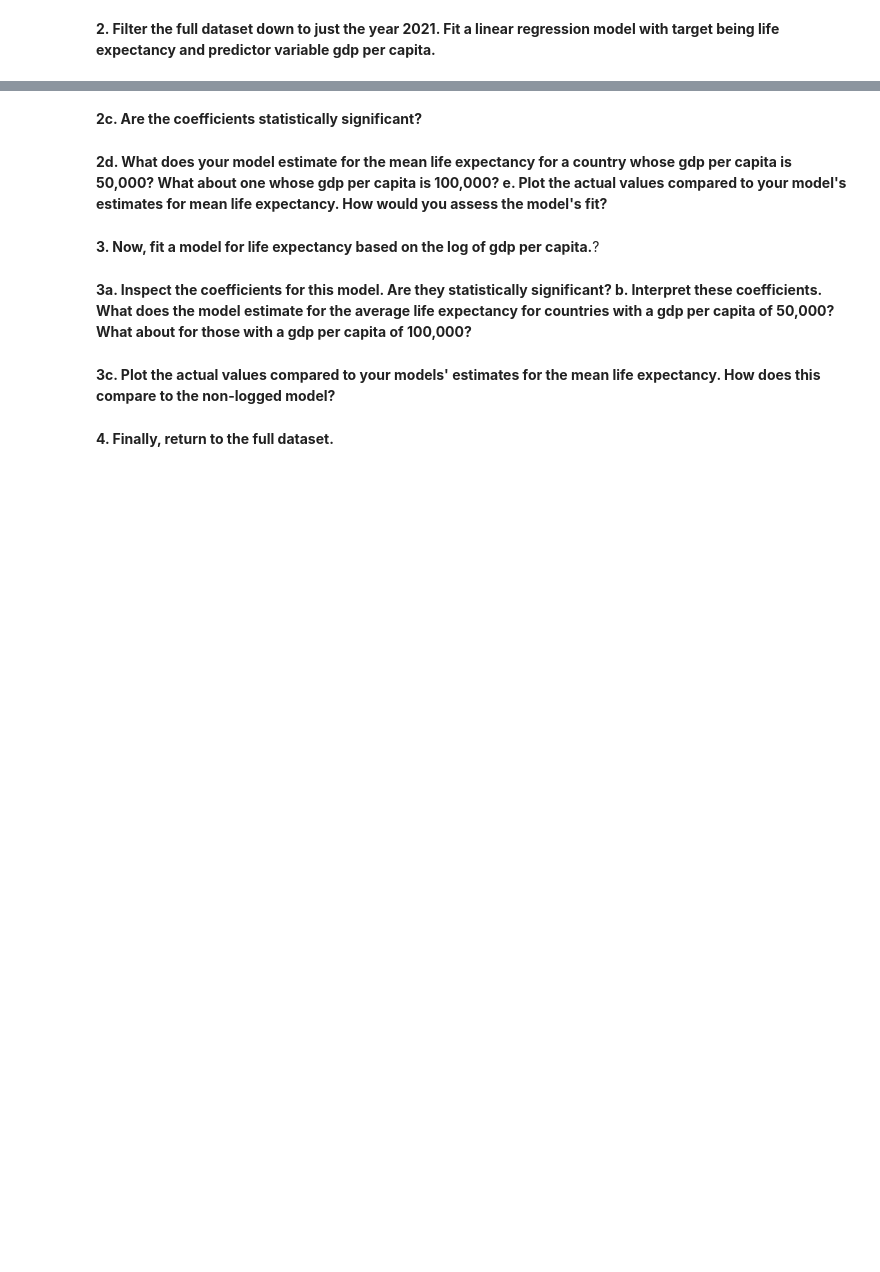
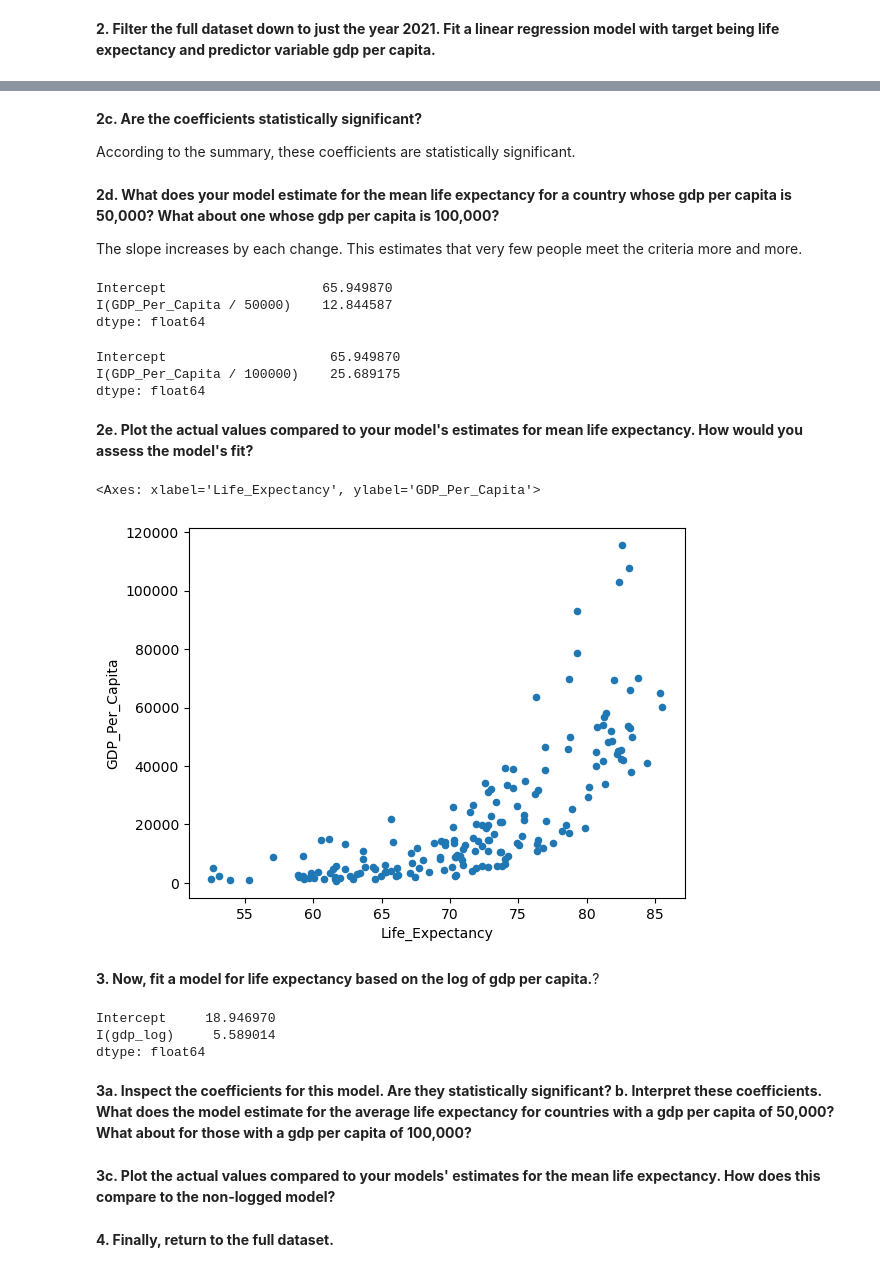
Before and after one commit to nss-data-science-cohort-8/un-linear-regression-Mythical-clj, a Jupyter notebook: notebooks/un-linear-regression-clj.ipynb, the cells around one changed output, grey strips where cells are left out. Drawn from its saved outputs; the diff is of its cells as text; code cells hidden in the pictures; blank space fills up the shorter version.

```diff
--- a/notebooks/un-linear-regression-clj.ipynb
+++ b/notebooks/un-linear-regression-clj.ipynb
@@ -43,4 +96,6 @@ dtype: float64
 # %% [markdown]
 **2. Filter the full dataset down to just the year 2021. Fit a linear regression model with target being life expectancy and predictor variable gdp per capita.**
+# %%
+gdp_le_2021 = gdp_le.loc[gdp_le['Year'] == 2021]
 # %% [markdown]
 **2a. What coefficients do you get? Interpret the meaning of those coefficients.**
@@ -49,6 +156,32 @@ dtype: float64
 # %% [markdown]
 **2c. Are the coefficients statistically significant?**
+
+According to the summary, these coefficients are statistically significant.
 # %% [markdown]
-**2d. What does your model estimate for the mean life expectancy for a country whose gdp per capita is 50,000? What about one whose gdp per capita is 100,000? e. Plot the actual values compared to your model's estimates for mean life expectancy. How would you assess the model's fit?**
+**2d. What does your model estimate for the mean life expectancy for a country whose gdp per capita is 50,000? What about one whose gdp per capita is 100,000?**
+
+The slope increases by each change. This estimates that very few people meet the criteria more and more.
+# %%
+gdp_lin_2021 = smf.ols("Life_Expectancy ~ I(GDP_Per_Capita / 50000)", data=gdp_le_2021).fit()
+gdp_lin_2021.params
+# %% [output]
+Intercept                    65.949870
+I(GDP_Per_Capita / 50000)    12.844587
+dtype: float64
+# %%
+gdp_lin_2021 = smf.ols("Life_Expectancy ~ I(GDP_Per_Capita / 100000)", data=gdp_le_2021).fit()
+gdp_lin_2021.params
+# %% [output]
+Intercept                     65.949870
+I(GDP_Per_Capita / 100000)    25.689175
+dtype: float64
+# %% [markdown]
+**2e. Plot the actual values compared to your model's estimates for mean life expectancy. How would you assess the model's fit?**
+# %%
+gdp_le_2021.plot(kind='scatter', x='Life_Expectancy', y='GDP_Per_Capita')
+#plt.plot(gdp_le_2021['GDP_Per_Capita'], gdp_lin_2021.fittedvalues, color='black');
+# %% [output]
+<Axes: xlabel='Life_Expectancy', ylabel='GDP_Per_Capita'>
+[figure, added]
 # %% [markdown]
 **3. Now, fit a model for life expectancy based on the log of gdp per capita.**?
@@ -55,3 +191,9 @@ dtype: float64
+# %%
+gdp_log_2021.params
+# %% [output]
+Intercept     18.946970
+I(gdp_log)     5.589014
+dtype: float64
 # %% [markdown]
 **3a. Inspect the coefficients for this model. Are they statistically significant? b. Interpret these coefficients. What does the model estimate for the average life expectancy for countries with a gdp per capita of 50,000? What about for those with a gdp per capita of 100,000?**
 # %% [markdown]
```
Also changed, not shown: parts of 17 cells of this notebook.
